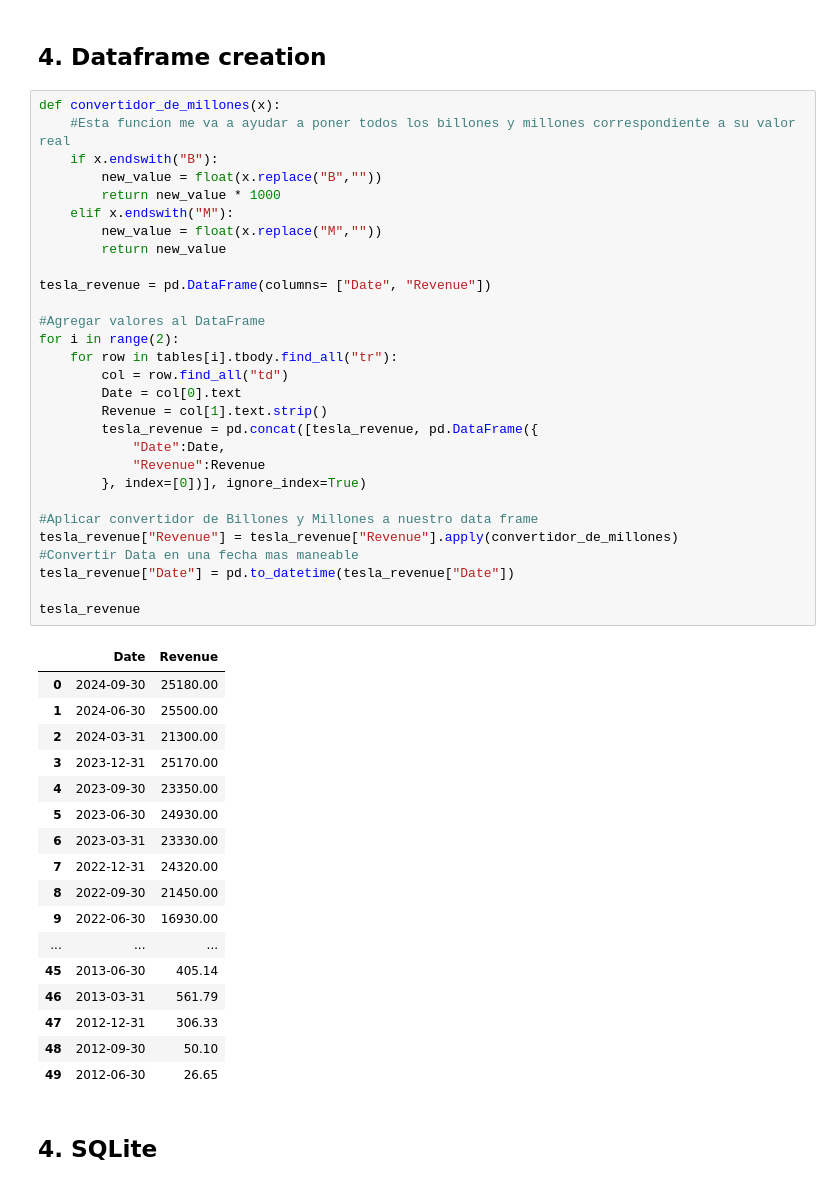
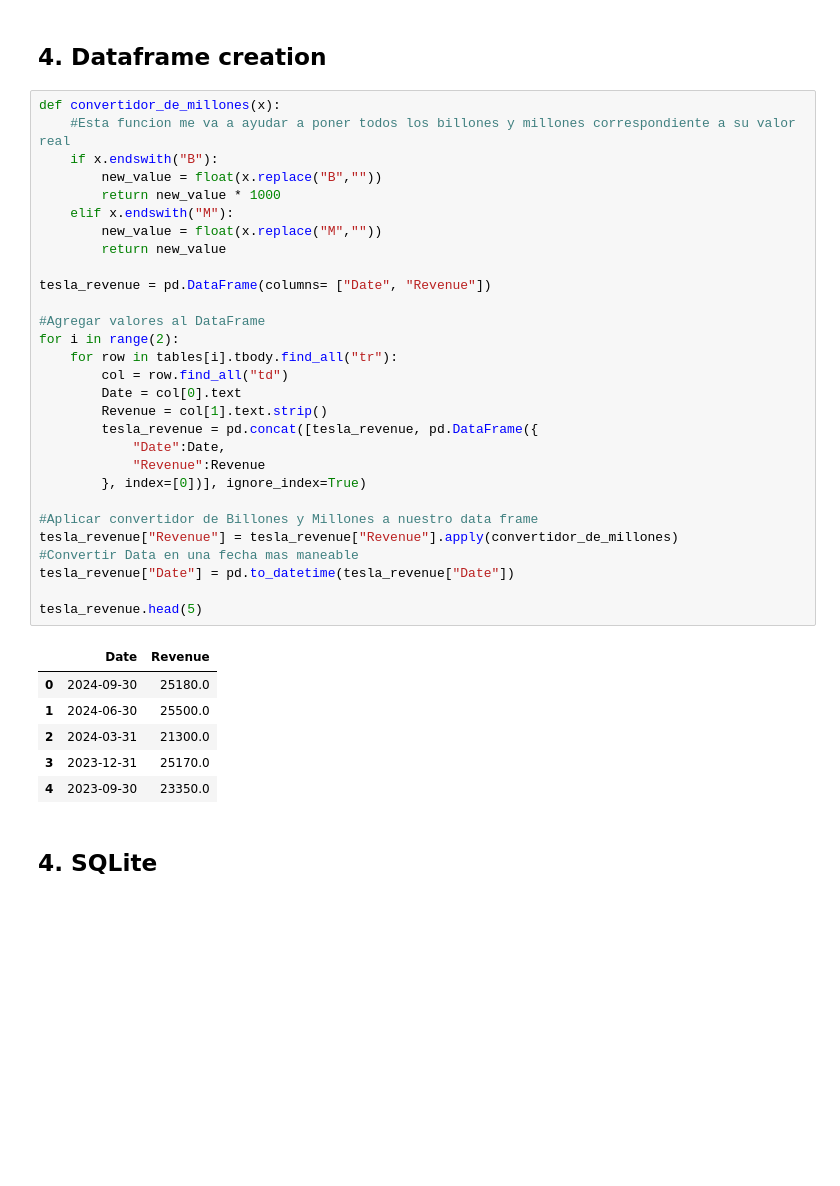
Before and after one commit to MFernandez19/web-scraping-project-tutorial, a Jupyter notebook: src/app.ipynb, the cells around one changed output. Saved outputs shown, nothing was run; the diff lists cells and outputs as text; blank space fills up the shorter version.

```diff
--- a/src/app.ipynb
+++ b/src/app.ipynb
@@ -34,50 +34,39 @@ tables = soup.find_all('table')
 # %%
 def convertidor_de_millones(x):
     #Esta funcion me va a ayudar a poner todos los billones y millones correspondiente a su valor real
     if x.endswith("B"):
         new_value = float(x.replace("B",""))
         return new_value * 1000
     elif x.endswith("M"):
         new_value = float(x.replace("M",""))
         return new_value
 
 tesla_revenue = pd.DataFrame(columns= ["Date", "Revenue"])
 
 #Agregar valores al DataFrame
 for i in range(2):
     for row in tables[i].tbody.find_all("tr"):
         col = row.find_all("td")
         Date = col[0].text
         Revenue = col[1].text.strip()
         tesla_revenue = pd.concat([tesla_revenue, pd.DataFrame({
             "Date":Date,
             "Revenue":Revenue
         }, index=[0])], ignore_index=True)
 
 #Aplicar convertidor de Billones y Millones a nuestro data frame
 tesla_revenue["Revenue"] = tesla_revenue["Revenue"].apply(convertidor_de_millones)
 #Convertir Data en una fecha mas maneable
 tesla_revenue["Date"] = pd.to_datetime(tesla_revenue["Date"])
 
-tesla_revenue
+tesla_revenue.head(5)
 # %% [output]
 |  | Date | Revenue |
-| 0 | 2024-09-30 | 25180.00 |
-| 1 | 2024-06-30 | 25500.00 |
-| 2 | 2024-03-31 | 21300.00 |
-| 3 | 2023-12-31 | 25170.00 |
-| 4 | 2023-09-30 | 23350.00 |
-| 5 | 2023-06-30 | 24930.00 |
-| 6 | 2023-03-31 | 23330.00 |
-| 7 | 2022-12-31 | 24320.00 |
-| 8 | 2022-09-30 | 21450.00 |
-| 9 | 2022-06-30 | 16930.00 |
-| ... | ... | ... |
-| 45 | 2013-06-30 | 405.14 |
-| 46 | 2013-03-31 | 561.79 |
-| 47 | 2012-12-31 | 306.33 |
-| 48 | 2012-09-30 | 50.10 |
-| 49 | 2012-06-30 | 26.65 |
+| 0 | 2024-09-30 | 25180.0 |
+| 1 | 2024-06-30 | 25500.0 |
+| 2 | 2024-03-31 | 21300.0 |
+| 3 | 2023-12-31 | 25170.0 |
+| 4 | 2023-09-30 | 23350.0 |
 # %% [markdown]
 ## 4. SQLite
 # %%
```
Also changed, not shown: 1 other file.
